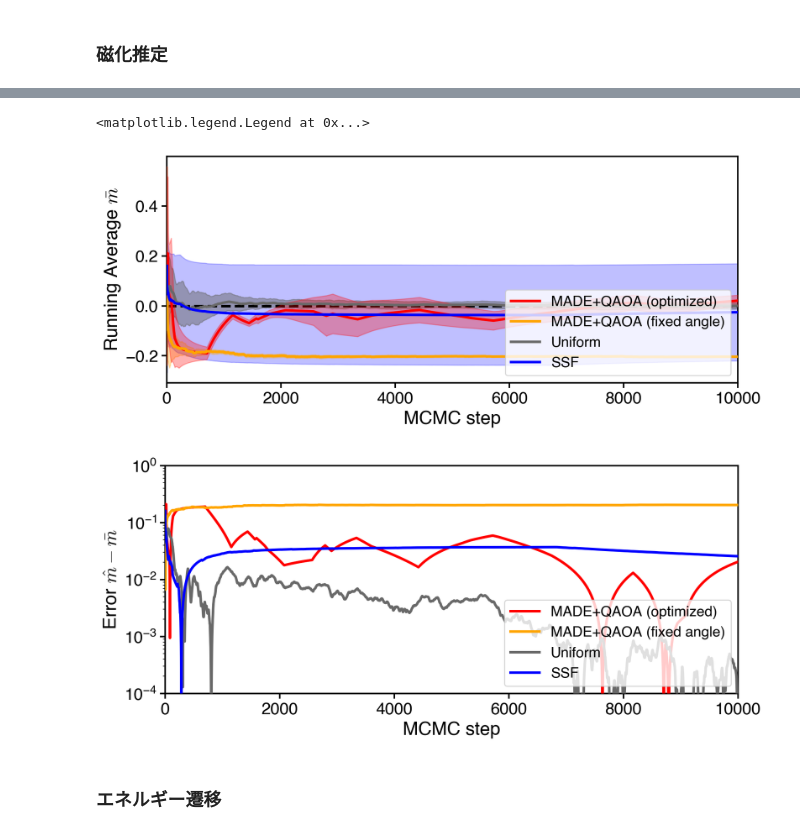
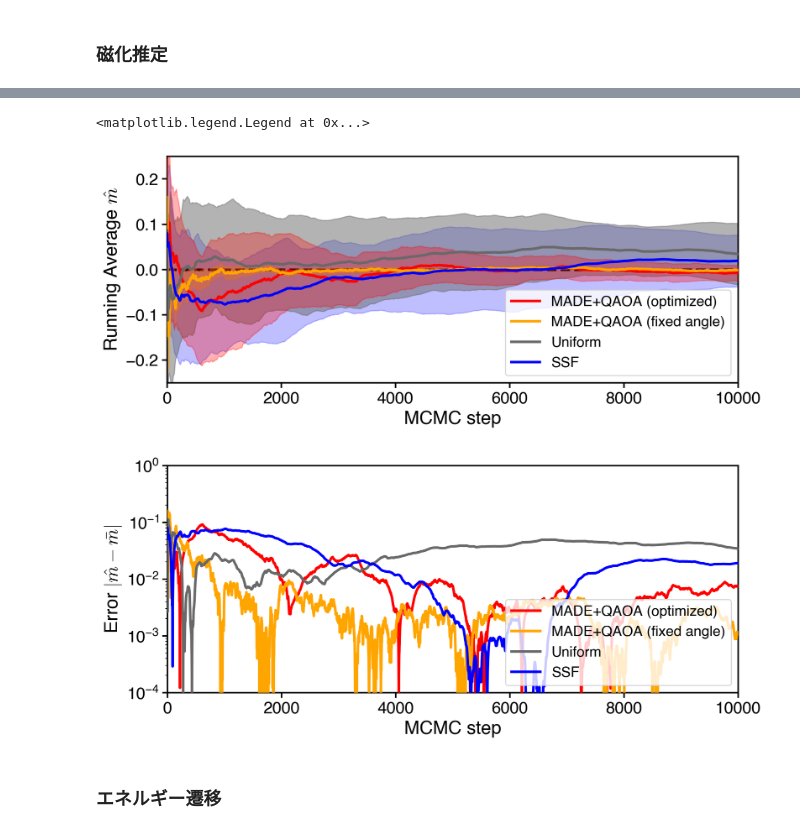
Before and after one commit to yuichiro-nakano/data_for_qaoa-made-mcmc, a Jupyter notebook: figure/make_fig.ipynb, the cells around one changed output, grey strips where cells are left out. Saved outputs shown, nothing was run; the diff lists cells and outputs as text; code cells hidden in the pictures.

```diff
--- a/figure/make_fig.ipynb
+++ b/figure/make_fig.ipynb
@@ -198,7 +198,7 @@ scaling factor(uncertainty) : k = 0.818+/-0.022
 # %% [markdown]
 ### 定数
 # %%
-n_spin = 5
+n_spin = 15
 beta = 5.0
 # %% [markdown]
 ### データのロード
@@ -228,32 +228,31 @@ n_chain = opt_qaoa_made_result.shape[0]
 n_step = 10000
 
 temp = np.arange(1, opt_qaoa_made_result.shape[1]+1)
-div_mat = np.tile(temp, (n_chain, 1))
+normalize = np.tile(temp, (n_chain, 1))
 
 # 平均磁化 (理論値)
 boltzmann_dist = ising.spin_boltzmann_distribution(instance, beta)
-true_val = ising.boltzmann_average_magnetization(n_spin, boltzmann_dist)
-print(true_val)
+#true_val = ising.boltzmann_average_magnetization(n_spin, boltzmann_dist)
+#print(true_val)
+true_val = 0.0
 
-# 平均磁化の
+# 平均磁化
 opt_qaoa_made_mag = np.average(opt_qaoa_made_result, axis=2)
-print(opt_qaoa_made_mag)
-opt_qaoa_made_mag_hist = np.cumsum(opt_qaoa_made_mag, axis=1) / div_mat
-print(opt_qaoa_made_mag_hist.shape)
+opt_qaoa_made_mag_hist = np.cumsum(opt_qaoa_made_mag, axis=1) / normalize
 opt_qaoa_made_mag_mean = np.average(opt_qaoa_made_mag_hist, axis=0)[0:n_step+1]
 opt_qaoa_made_mag_std = np.std(opt_qaoa_made_mag_hist, axis=0, ddof=1)[0:n_step+1]
 
 fix_qaoa_made_mag = np.average(fix_qaoa_made_result, axis=2)
-fix_qaoa_made_mag_hist = np.cumsum(fix_qaoa_made_mag, axis=1) / div_mat
+fix_qaoa_made_mag_hist = np.cumsum(fix_qaoa_made_mag, axis=1) / normalize
 fix_qaoa_made_mag_mean = np.average(fix_qaoa_made_mag_hist, axis=0)[0:n_step+1]
 fix_qaoa_made_mag_std = np.std(fix_qaoa_made_mag_hist, axis=0, ddof=1)[0:n_step+1]
 
 uniform_mag = np.average(uniform_result, axis=2)
-uniform_mag_hist = np.cumsum(uniform_mag, axis=1) / div_mat
+uniform_mag_hist = np.cumsum(uniform_mag, axis=1) / normalize
 uniform_mag_mean = np.average(uniform_mag_hist, axis=0)[0:n_step+1]
 uniform_mag_std = np.std(uniform_mag_hist, axis=0, ddof=1)[0:n_step+1]
 
 ssf_mag = np.average(ssf_result, axis=2)
-ssf_mag_hist = np.cumsum(ssf_mag, axis=1) / div_mat
+ssf_mag_hist = np.cumsum(ssf_mag, axis=1) / normalize
 ssf_mag_mean = np.average(ssf_mag_hist, axis=0)[0:n_step+1]
 ssf_mag_std = np.std(ssf_mag_hist, axis=0, ddof=1)[0:n_step+1]
@@ -297,39 +286,39 @@ ax2.fill_between(np.arange(n_step+1), ssf_mag_mean+ssf_mag_std, ssf_mag_mean-ssf
 ax2.axhline(true_val, color='black', linestyle='--', linewidth=linewidth)
 
 ax2.set_xlim(0, n_step)
-#ax2.set_ylim(-0.3,0.3)
+ax2.set_ylim(-0.25,0.25)
 ax2.set_xlabel('MCMC step', fontsize=18)
-ax2.set_ylabel(r'Running Average $\bar{m}$', fontsize=18)
+ax2.set_ylabel(r'Running Average $\hat{m}$', fontsize=18)
 ax2.tick_params(width=1.5, labelsize=16, length=5, labelbottom=True)
 ax2.tick_params(axis="x", which='major', width=1.5)
 ax2.legend(fontsize=14, loc='lower right', frameon=True)
 
 fig2_2, ax2_2 = plt.subplots(figsize=(10,4), dpi=200)
 
 ax2_2.spines["top"].set_linewidth(spines)
 ax2_2.spines["left"].set_linewidth(spines)
 ax2_2.spines["bottom"].set_linewidth(spines)
 ax2_2.spines["right"].set_linewidth(spines)
 
 ax2_2.plot(np.arange(n_step+1), np.abs(opt_qaoa_made_mag_mean-true_val), color='red', linewidth=linewidth, label='MADE+QAOA (optimized)', zorder=5)
 ax2_2.plot(np.arange(n_step+1), np.abs(fix_qaoa_made_mag_mean-true_val), color='orange', linewidth=linewidth, label='MADE+QAOA (fixed angle)', zorder=5)
 ax2_2.plot(np.arange(n_step+1), np.abs(uniform_mag_mean-true_val), color='dimgrey', linewidth=linewidth, label='Uniform', zorder=5)
 ax2_2.plot(np.arange(n_step+1), np.abs(ssf_mag_mean-true_val), color='blue', linewidth=linewidth, label='SSF', zorder=5)
 
 ax2_2.set_yscale('log')
 ax2_2.set_xlim(0, n_step)
 ax2_2.set_ylim(1e-4, 1e0)
 ax2_2.set_xlabel('MCMC step', fontsize=18)
-ax2_2.set_ylabel(r'Error $\hat{m} - \bar{m}$', fontsize=18)
+ax2_2.set_ylabel(r'Error $|\hat{m} - \bar{m}|$', fontsize=18)
 ax2_2.tick_params(width=1.5, labelsize=16, length=5, labelbottom=True)
 ax2_2.tick_params(axis="x", which='major', width=1.5)
 ax2_2.legend(fontsize=14, loc='lower right', frameon=True)
 
 #fig2.savefig("mag_est_result.svg", bbox_inches='tight')
 # %% [output]
 <matplotlib.legend.Legend at 0x...>
-[figure, old version]
+[figure, new version]
-[figure, old version]
+[figure, new version]
 # %% [markdown]
 ### エネルギー遷移
 # %%
```
Also changed, not shown: parts of 7 cells of this notebook, 22 other files.
